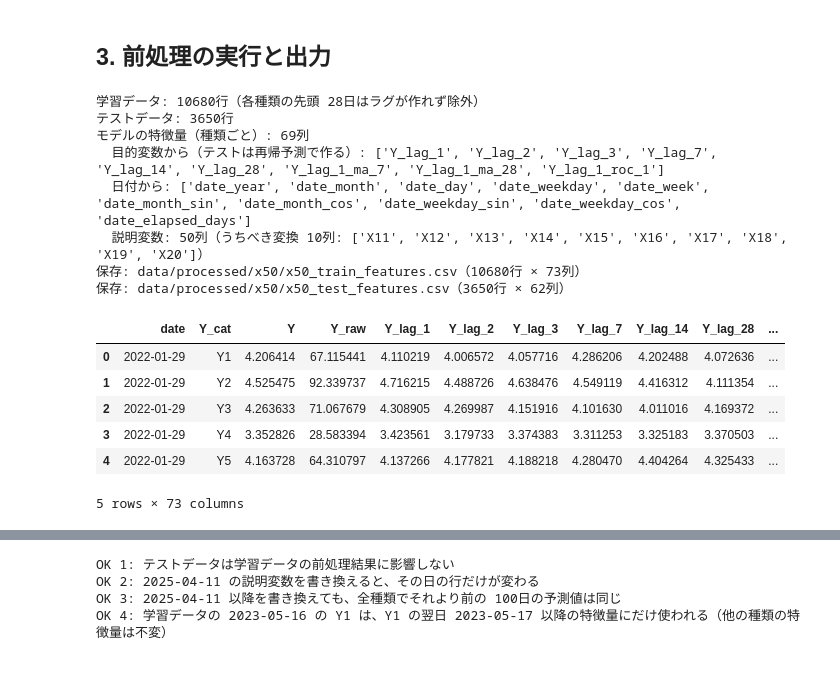
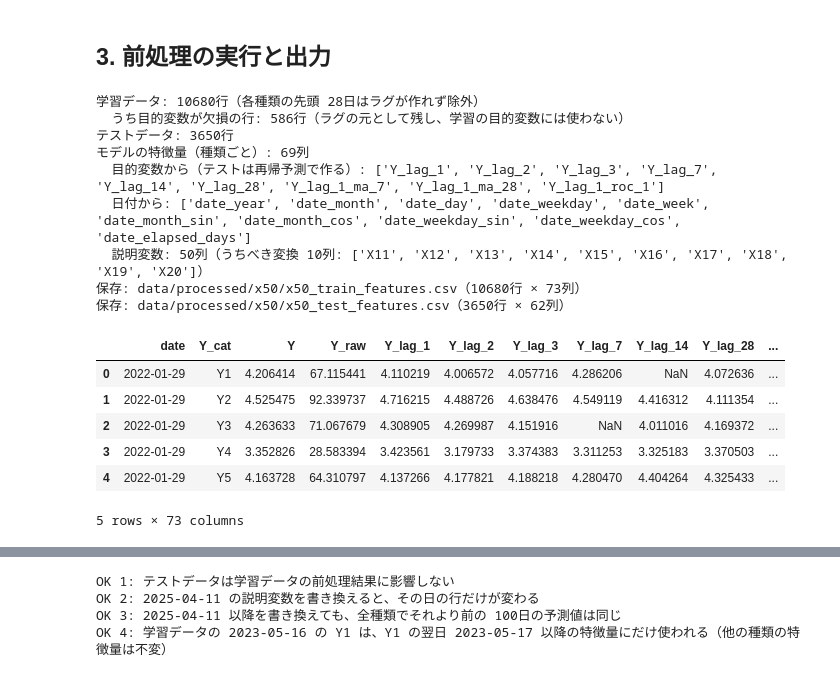
Before and after one commit to ImoZukushi/timeseries_baseline, a Jupyter notebook: notebook/003_feature_engineering_x50.ipynb, the cells around one changed output, grey strips where cells are left out. Cells and saved outputs as stored; diff of their text form; code cells hidden in the pictures.

```diff
--- a/notebook/003_feature_engineering_x50.ipynb
+++ b/notebook/003_feature_engineering_x50.ipynb
@@ -102,6 +110,9 @@ FEATURE_COLS = None  # 説明変数（None なら日付・種類・目的変数
 # 目的変数の特徴量（全種類で同じ定義。種類ごとに作り、再帰予測でも同じ定義で作る）
 TARGET_LAGS = [1, 2, 3, 7, 14, 28]  # ラグ（日数。1以上）
 ROLLING_WINDOWS = [7, 28]  # 前日までの移動平均の窓幅（日数）
+# 移動平均に必要な、窓内の観測値（欠損でない値）の数。
+# 目的変数に欠損があっても、窓内の観測値だけで平均する
+ROLLING_MIN_PERIODS = 1
 RATE_OF_CHANGE = True  # 前日の前日比を加えるか
 # 目的変数の変換（"log" または None）。モデルは変換後の値を学習・予測する
 TARGET_TRANSFORM = "log"
@@ -134,6 +145,7 @@ builder = TargetFeatureBuilder(
         series_col=CAT_COL,
         lags=TARGET_LAGS,
         rolling_windows=ROLLING_WINDOWS,
+        rolling_min_periods=ROLLING_MIN_PERIODS,
         rate_of_change=RATE_OF_CHANGE,
     ),
 )
@@ -334,11 +396,14 @@ class Preprocessor:
 def build_train_features(prep: Preprocessor, train: pd.DataFrame) -> pd.DataFrame:
     """学習データの前処理結果に、目的変数のラグ・移動平均を加える（種類ごとに、過去の実測値だけを使う）。
 
-    ラグ・移動平均が作れない各種類の先頭の行（過去の日数が足りない行）は除く。
+    各種類の先頭 `builder.lookback` 日（過去の日数が足りない日）は除く。
+    目的変数や特徴量が欠損の行は残す
+    （行を消すと1行 = 1日の前提が崩れ、再帰予測の履歴にも使えなくなるため）。
     """
     features = builder.build(prep.transform(train))
-    complete = features[target_feature_cols].notna().all(axis=1)
-    return features[complete].reset_index(drop=True)
+    # 種類ごとの、日付の順の位置（行は日付の昇順に並んでいる）
+    position = features.groupby(CAT_COL, sort=False).cumcount()
+    return features[position >= builder.lookback].reset_index(drop=True)
 # %% [markdown]
 ## 3. 前処理の実行と出力
 # %%
@@ -353,6 +418,11 @@ date_feature_cols = [c for c in test_features.columns if c.startswith(f"{DATE_CO
 model_feature_cols = [*target_feature_cols, *date_feature_cols, *feature_cols]
 n_dropped_days = (len(train_raw) - len(train_features)) // len(cats)
 print(f"学習データ: {len(train_features)}行（各種類の先頭 {n_dropped_days}日はラグが作れず除外）")
+n_missing_target = int(train_features[TARGET_COL].isna().sum())
+print(
+    f"  うち目的変数が欠損の行: {n_missing_target}行"
+    "（ラグの元として残し、学習の目的変数には使わない）"
+)
 print(f"テストデータ: {len(test_features)}行")
 print(f"モデルの特徴量（種類ごと）: {len(model_feature_cols)}列")
 print(f"  目的変数から（テストは再帰予測で作る）: {target_feature_cols}")
@@ -363,36 +433,37 @@ print(f"  説明変数: {len(feature_cols)}列（うちべき変換 {len(prep.sk
 target_cols_out = [TARGET_COL, f"{TARGET_COL}_raw"]
 train_columns = [
     DATE_COL,
     CAT_COL,
     *target_cols_out,
     *target_feature_cols,
     *date_feature_cols,
     *feature_cols,
 ]
 test_columns = [DATE_COL, CAT_COL, *date_feature_cols, *feature_cols]
 assert not set(target_cols_out) & set(model_feature_cols), "目的変数が特徴量に入っています"
 assert not set(target_feature_cols) & set(test_columns), "テストに目的変数の特徴量が入っています"
 for filename, frame in (
     ("x50_train_features.csv", train_features[train_columns]),
     ("x50_test_features.csv", test_features[test_columns]),
 ):
     path = ensure_parent_dir(output_dir / filename)
     frame.to_csv(path, index=False, date_format="%Y-%m-%d")
     print(f"保存: {shown(path)}（{len(frame)}行 × {frame.shape[1]}列）")
 train_features[train_columns].head()
 # %% [output]
 学習データ: 10680行（各種類の先頭 28日はラグが作れず除外）
+  うち目的変数が欠損の行: 586行（ラグの元として残し、学習の目的変数には使わない）
 テストデータ: 3650行
 モデルの特徴量（種類ごと）: 69列
   目的変数から（テストは再帰予測で作る）: ['Y_lag_1', 'Y_lag_2', 'Y_lag_3', 'Y_lag_7', 'Y_lag_14', 'Y_lag_28', 'Y_lag_1_ma_7', 'Y_lag_1_ma_28', 'Y_lag_1_roc_1']
   日付から: ['date_year', 'date_month', 'date_day', 'date_weekday', 'date_week', 'date_month_sin', 'date_month_cos', 'date_weekday_sin', 'date_weekday_cos', 'date_elapsed_days']
   説明変数: 50列（うちべき変換 10列: ['X11', 'X12', 'X13', 'X14', 'X15', 'X16', 'X17', 'X18', 'X19', 'X20']）
 保存: data/processed/x50/x50_train_features.csv（10680行 × 73列）
 保存: data/processed/x50/x50_test_features.csv（3650行 × 62列）
 |  | date | Y_cat | Y | Y_raw | Y_lag_1 | Y_lag_2 | Y_lag_3 | Y_lag_7 | Y_lag_14 | Y_lag_28 | ... |
-| 0 | 2022-01-29 | Y1 | 4.206414 | 67.115441 | 4.110219 | 4.006572 | 4.057716 | 4.286206 | 4.202488 | 4.072636 | ... |
+| 0 | 2022-01-29 | Y1 | 4.206414 | 67.115441 | 4.110219 | 4.006572 | 4.057716 | 4.286206 | NaN | 4.072636 | ... |
 | 1 | 2022-01-29 | Y2 | 4.525475 | 92.339737 | 4.716215 | 4.488726 | 4.638476 | 4.549119 | 4.416312 | 4.111354 | ... |
-| 2 | 2022-01-29 | Y3 | 4.263633 | 71.067679 | 4.308905 | 4.269987 | 4.151916 | 4.101630 | 4.011016 | 4.169372 | ... |
+| 2 | 2022-01-29 | Y3 | 4.263633 | 71.067679 | 4.308905 | 4.269987 | 4.151916 | NaN | 4.011016 | 4.169372 | ... |
 | 3 | 2022-01-29 | Y4 | 3.352826 | 28.583394 | 3.423561 | 3.179733 | 3.374383 | 3.311253 | 3.325183 | 3.370503 | ... |
 | 4 | 2022-01-29 | Y5 | 4.163728 | 64.310797 | 4.137266 | 4.177821 | 4.188218 | 4.280470 | 4.404264 | 4.325433 | ... |
 5 rows × 73 columns
```
Also changed, not shown: parts of 12 cells of this notebook, 18 other files.
